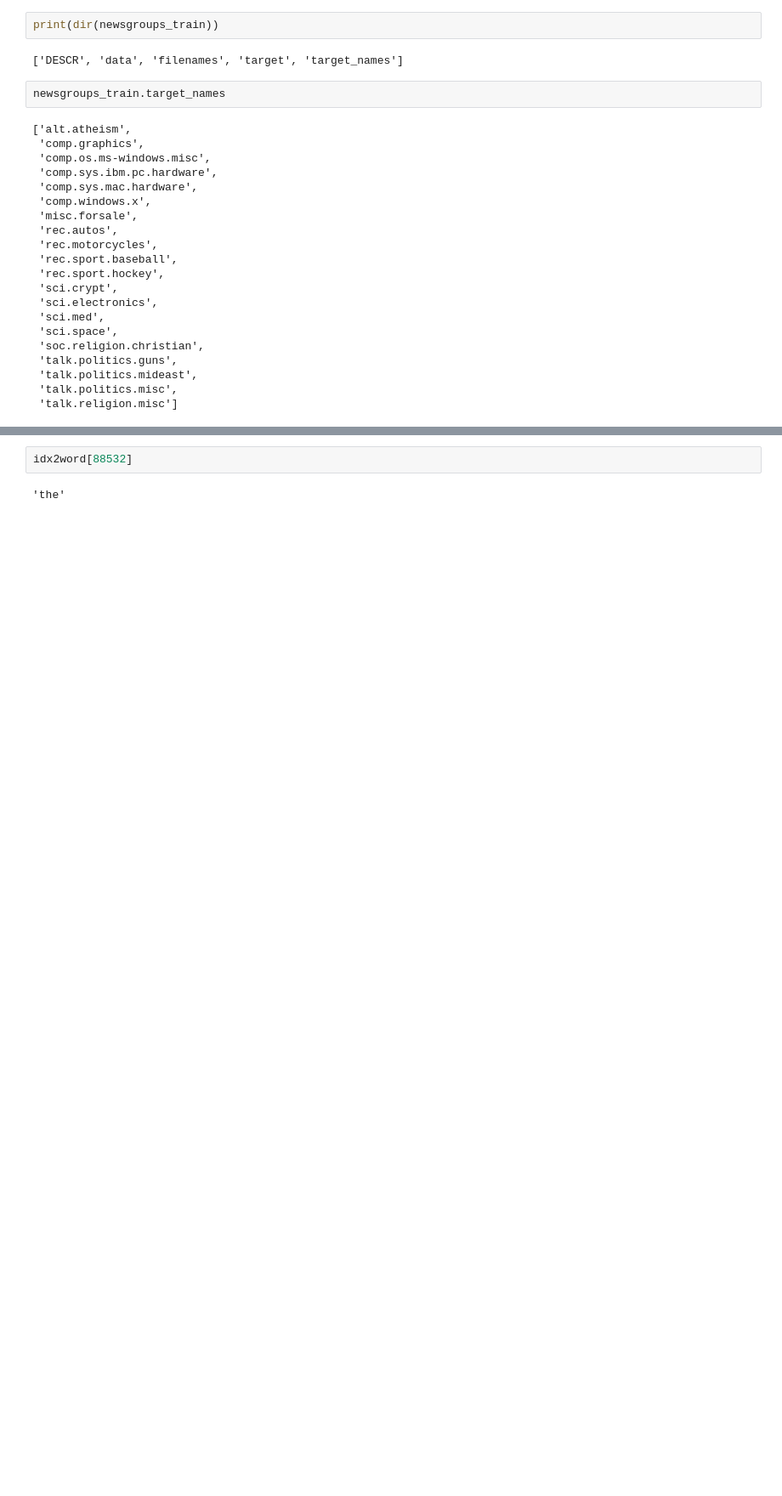
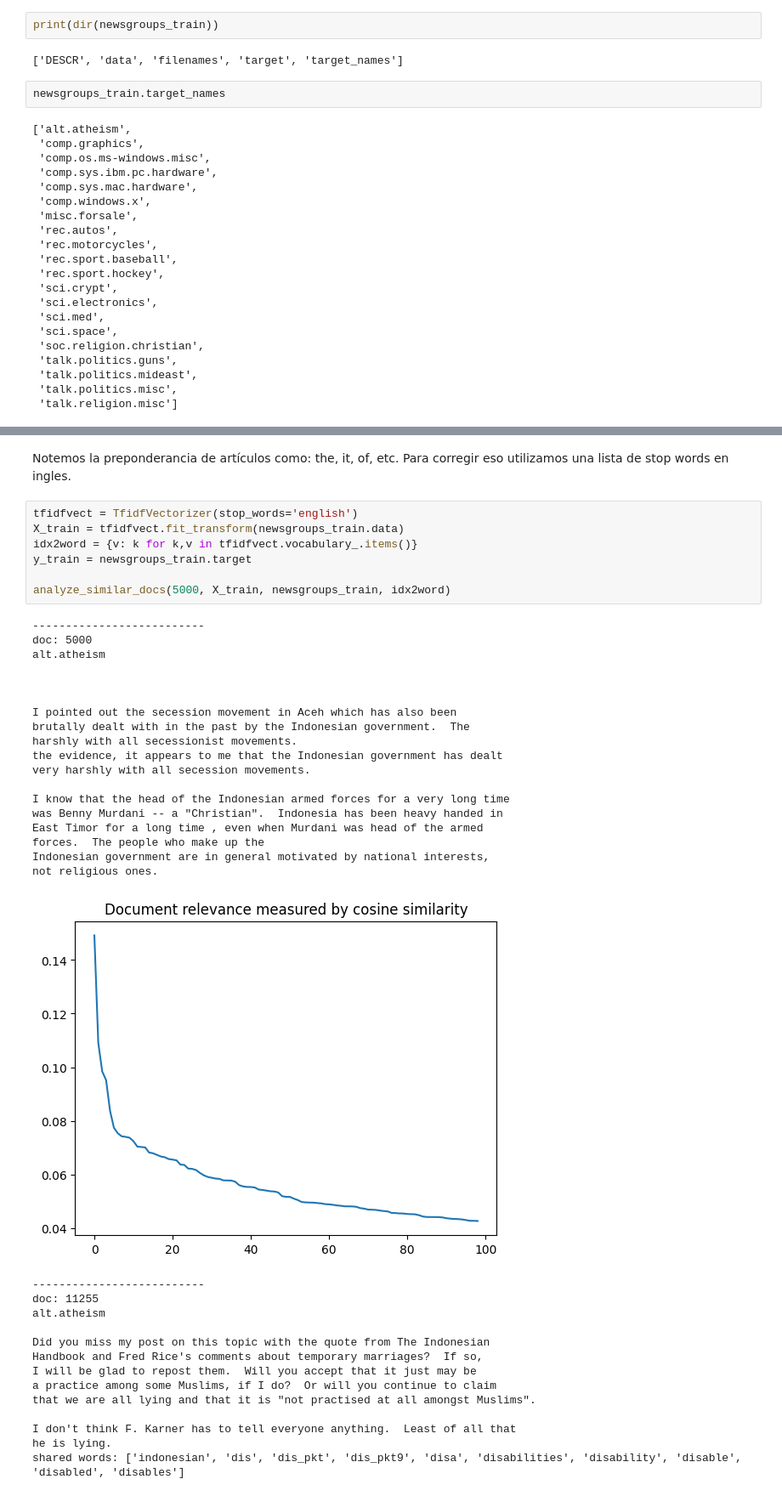
Before and after one commit to LeoCenturion/ceia-nlp, a Jupyter notebook: desafios/desafio_1.ipynb, the cells around one changed output, grey strips where cells are left out. Shown at 85% size. Saved outputs shown, nothing was run; the diff lists cells and outputs as text; blank space fills up the shorter version.

```diff
--- a/desafios/desafio_1.ipynb
+++ b/desafios/desafio_1.ipynb
@@ -239,4 +361,42 @@ array([88532, 67670, 51136, ..., 67753, 67754, 67742], shape=(101631,))
+# %% [markdown]
+Notemos la preponderancia de artículos como: the, it, of, etc. Para corregir eso utilizamos una lista de stop words en ingles.
 # %%
-idx2word[88532]
+tfidfvect = TfidfVectorizer(stop_words='english')
+X_train = tfidfvect.fit_transform(newsgroups_train.data)
+idx2word = {v: k for k,v in tfidfvect.vocabulary_.items()}
+y_train = newsgroups_train.target
+
+analyze_similar_docs(5000, X_train, newsgroups_train, idx2word)
 # %% [output]
-'the'
+--------------------------
+doc: 5000
+alt.atheism
+
+
+
+I pointed out the secession movement in Aceh which has also been
+brutally dealt with in the past by the Indonesian government.  The
+harshly with all secessionist movements.
+the evidence, it appears to me that the Indonesian government has dealt
+very harshly with all secession movements.
+
+I know that the head of the Indonesian armed forces for a very long time
+was Benny Murdani -- a "Christian".  Indonesia has been heavy handed in
+East Timor for a long time , even when Murdani was head of the armed
+forces.  The people who make up the
+Indonesian government are in general motivated by national interests,
+not religious ones.
+[figure, added]
+--------------------------
+doc: 11255
+alt.atheism
+
+Did you miss my post on this topic with the quote from The Indonesian
+Handbook and Fred Rice's comments about temporary marriages?  If so,
+I will be glad to repost them.  Will you accept that it just may be
+a practice among some Muslims, if I do?  Or will you continue to claim
+that we are all lying and that it is "not practised at all amongst Muslims".
+
+I don't think F. Karner has to tell everyone anything.  Least of all that
+he is lying.
+shared words: ['indonesian', 'dis', 'dis_pkt', 'dis_pkt9', 'disa', 'disabilities', 'disability', 'disable', 'disabled', 'disables']
```
Also changed, not shown: parts of 34 cells of this notebook, 2 other files.
